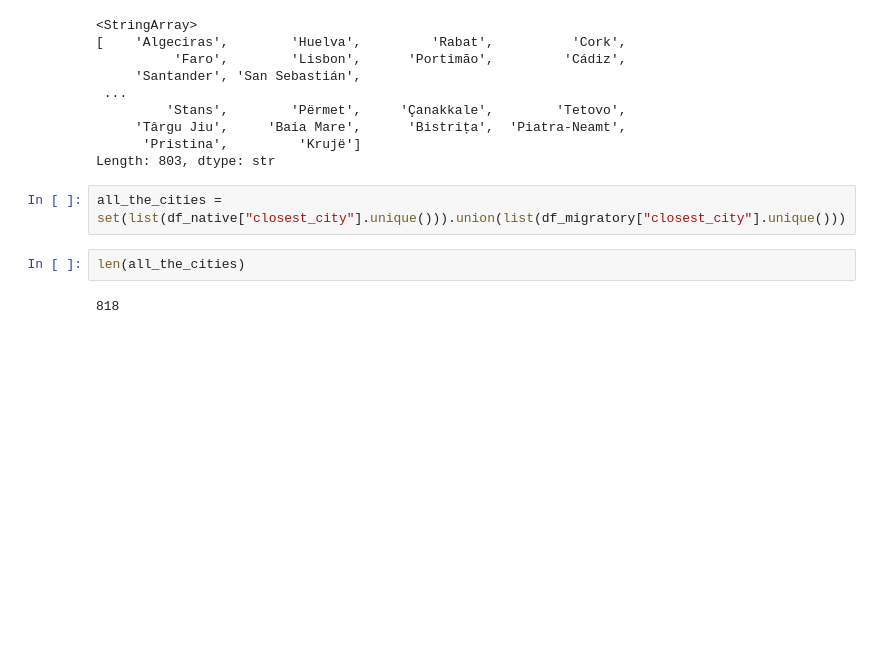
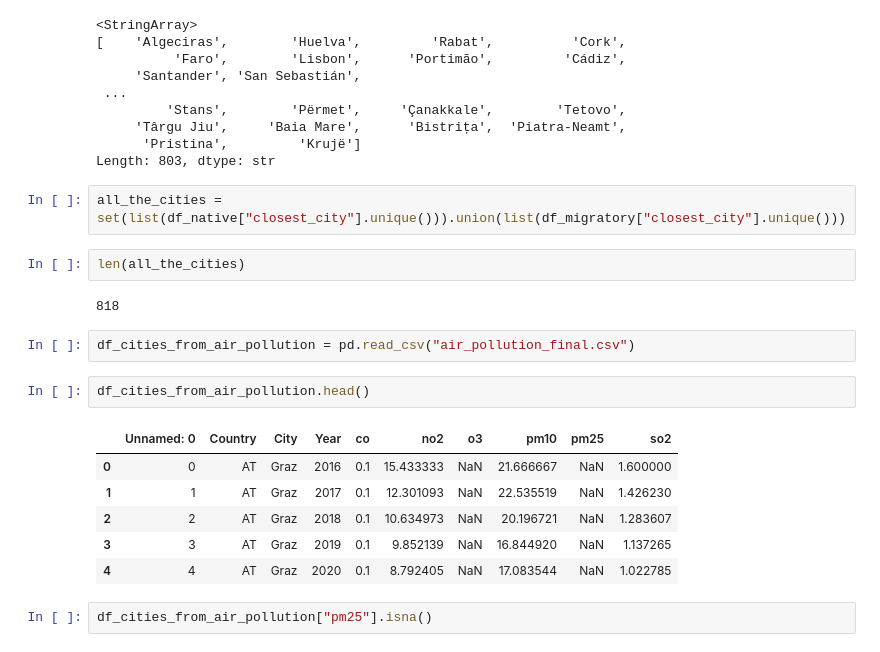
Before and after one commit to Miaaaac/ceu-ds-project-groupB-2026, a Jupyter notebook: notebooks_nightlights+aiq+wbi/city.ipynb, the cells around one changed output. Saved outputs shown, nothing was run; the diff lists cells and outputs as text; blank space fills up the shorter version.

```diff
--- a/notebooks_nightlights+aiq+wbi/city.ipynb
+++ b/notebooks_nightlights+aiq+wbi/city.ipynb
@@ -401,3 +397,16 @@ all_the_cities = set(list(df_native["closest_city"].unique())).union(list(df_mig
 len(all_the_cities)
 # %% [output]
 818
+# %%
+df_cities_from_air_pollution = pd.read_csv("air_pollution_final.csv")
+# %%
+df_cities_from_air_pollution.head()
+# %% [output]
+|  | Unnamed: 0 | Country | City | Year | co | no2 | o3 | pm10 | pm25 | so2 |
+| 0 | 0 | AT | Graz | 2016 | 0.1 | 15.433333 | NaN | 21.666667 | NaN | 1.600000 |
+| 1 | 1 | AT | Graz | 2017 | 0.1 | 12.301093 | NaN | 22.535519 | NaN | 1.426230 |
+| 2 | 2 | AT | Graz | 2018 | 0.1 | 10.634973 | NaN | 20.196721 | NaN | 1.283607 |
+| 3 | 3 | AT | Graz | 2019 | 0.1 | 9.852139 | NaN | 16.844920 | NaN | 1.137265 |
+| 4 | 4 | AT | Graz | 2020 | 0.1 | 8.792405 | NaN | 17.083544 | NaN | 1.022785 |
+# %%
+df_cities_from_air_pollution["pm25"].isna()
```
Also changed, not shown: parts of 13 cells of this notebook, 5 other files.
